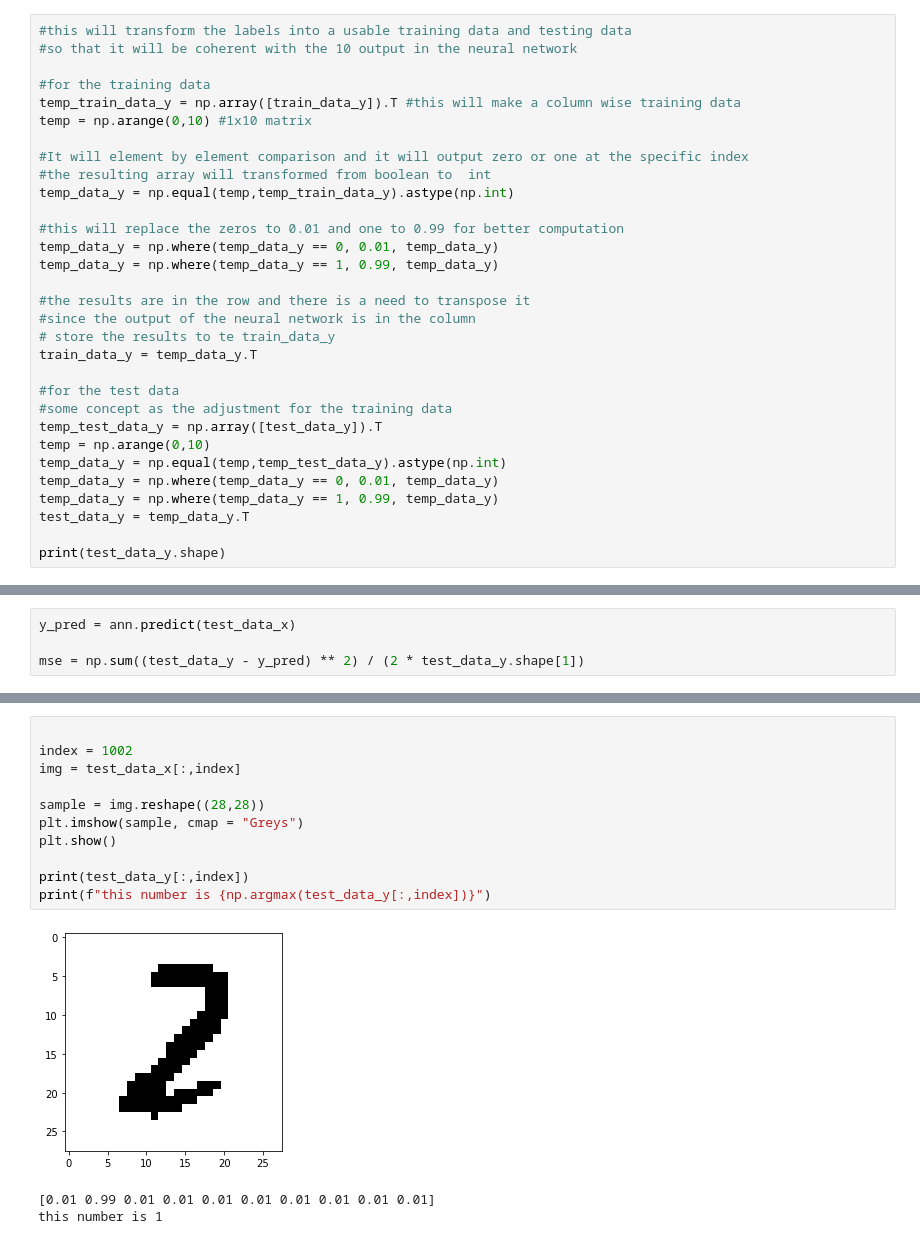
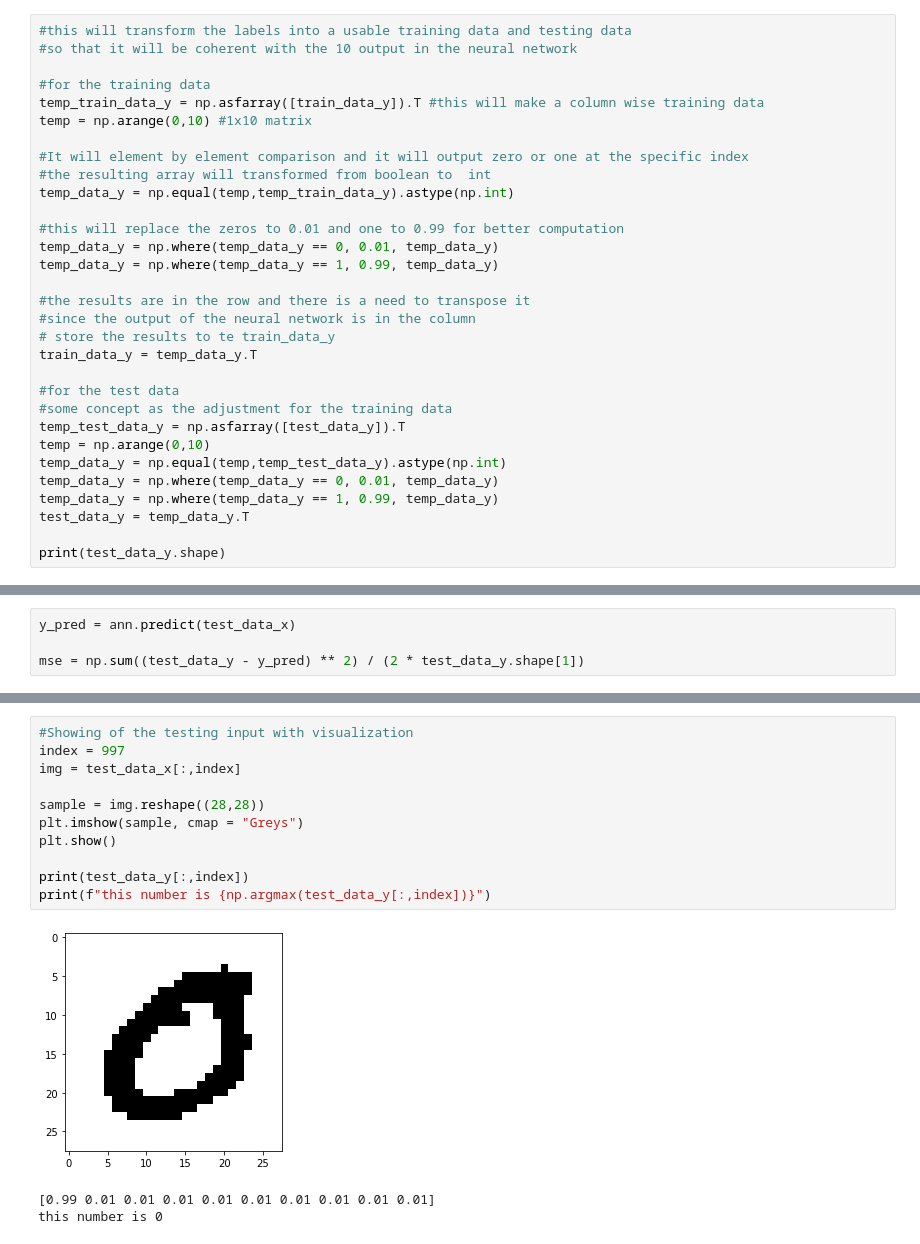
Before and after one commit to Francis-Magallanes/Any, a Jupyter notebook: Neural-Network-Training.ipynb, the cells around one changed output, grey strips where cells are left out. Saved outputs shown, nothing was run; the diff lists cells and outputs as text.

```diff
--- a/Neural-Network-Training.ipynb
+++ b/Neural-Network-Training.ipynb
@@ -32,7 +32,7 @@ test_data_y = test_data[:, 0] #this will get the labels
 #so that it will be coherent with the 10 output in the neural network
 
 #for the training data
-temp_train_data_y = np.array([train_data_y]).T #this will make a column wise training data
+temp_train_data_y = np.asfarray([train_data_y]).T #this will make a column wise training data
 temp = np.arange(0,10) #1x10 matrix
 
 #It will element by element comparison and it will output zero or one at the specific index
@@ -50,7 +50,7 @@ train_data_y = temp_data_y.T
 
 #for the test data
 #some concept as the adjustment for the training data
-temp_test_data_y = np.array([test_data_y]).T
+temp_test_data_y = np.asfarray([test_data_y]).T
 temp = np.arange(0,10)
 temp_data_y = np.equal(temp,temp_test_data_y).astype(np.int)
 temp_data_y = np.where(temp_data_y == 0, 0.01, temp_data_y)
@@ -138,15 +140,15 @@ print(mse)
 # %%
-
-index = 1002
+#Showing of the testing input with visualization
+index = 997
 img = test_data_x[:,index]
 
 sample = img.reshape((28,28))
 plt.imshow(sample, cmap = "Greys")
 plt.show()
 
 print(test_data_y[:,index])
 print(f"this number is {np.argmax(test_data_y[:,index])}")
 # %% [output]
-[figure, old version]
+[figure, new version]
-[0.01 0.99 0.01 0.01 0.01 0.01 0.01 0.01 0.01 0.01]
-this number is 1
+[0.99 0.01 0.01 0.01 0.01 0.01 0.01 0.01 0.01 0.01]
+this number is 0
```
Also changed, not shown: parts of 11 cells of this notebook, 1 other file.
